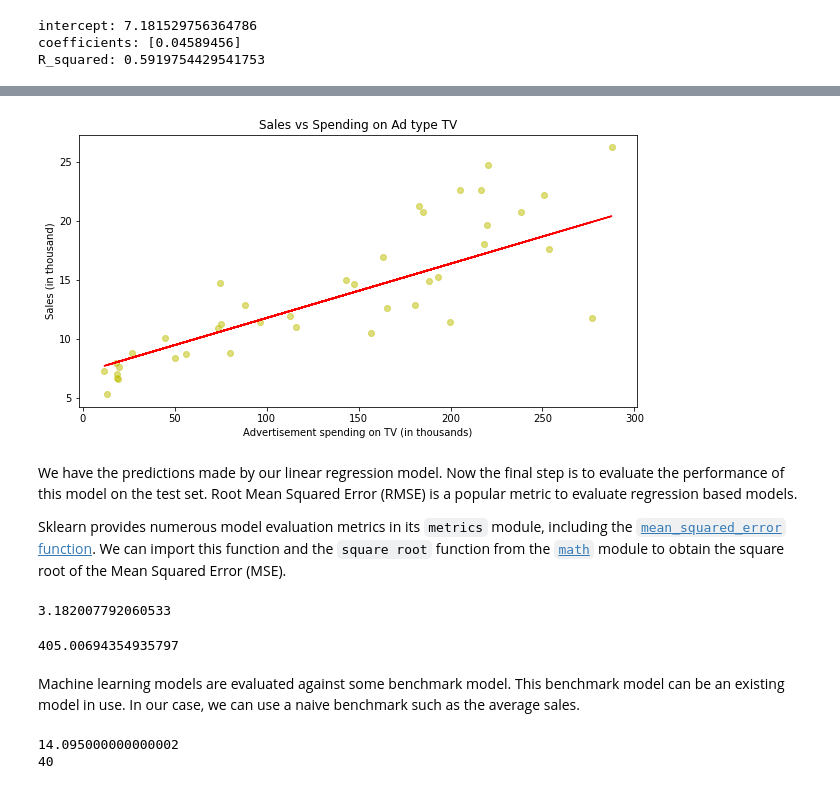
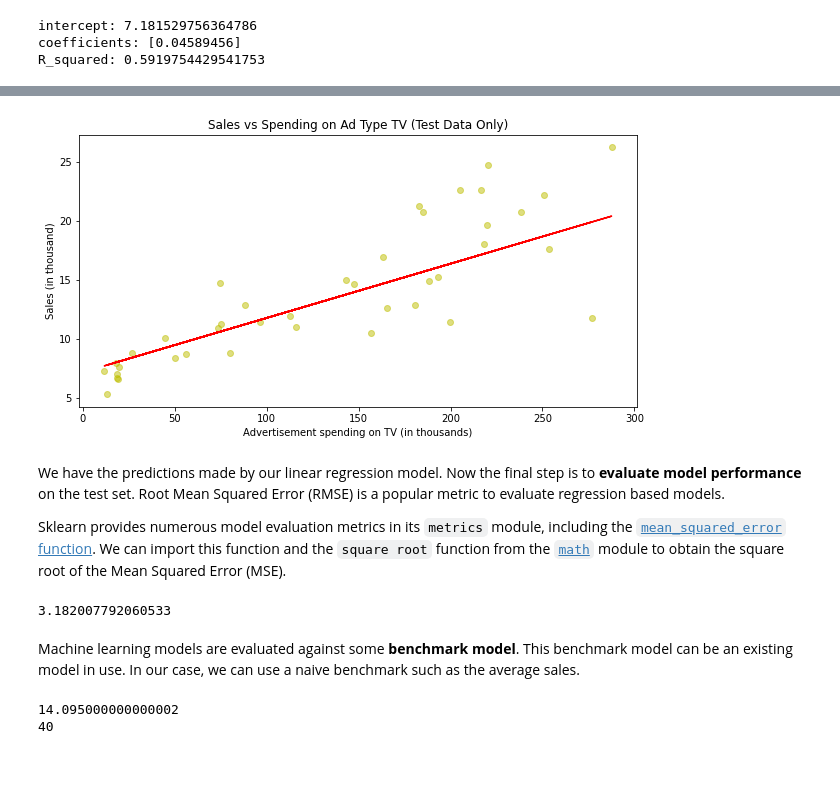
Before and after one commit to tdmdal/sklearn-workshop, a Jupyter notebook: docs/intro-to-sklearn.ipynb, the cells around one changed output, grey strips where cells are left out. Cells and saved outputs as stored; diff of their text form; code cells hidden in the pictures.

Commit message:
sklearn notebook finalized

```diff
--- a/docs/intro-to-sklearn.ipynb
+++ b/docs/intro-to-sklearn.ipynb
@@ -171,17 +180,17 @@ The next step is to use this model to obtain model prediction. Sklearn provides
 # %%
 ypred_tv = lr.predict( Xtest_tv.values.reshape(-1,1) )
 # %%
-fig, axes = plt.subplots(figsize=(10, 5))
+fig, ax = plt.subplots(figsize=(10, 5))
 plt.scatter(Xtest_tv, ytest_tv, c='y', alpha=0.5)
 plt.plot(Xtest_tv, ypred_tv, c='red')
 plt.xlabel('Advertisement spending on TV (in thousands)')
 plt.ylabel('Sales (in thousand)' )
-plt.title('Sales vs Spending on Ad type TV')
+plt.title('Sales vs Spending on Ad Type TV (Test Data Only)')
 plt.show()
 # %% [output]
-[figure, old version]
+[figure, new version]
 # %% [markdown]
-We have the predictions made by our linear regression model. Now the final step is to evaluate the performance of this model on the test set. Root Mean Squared Error (RMSE) is a popular metric to evaluate regression based models.
+We have the predictions made by our linear regression model. Now the final step is to __evaluate model performance__ on the test set. Root Mean Squared Error (RMSE) is a popular metric to evaluate regression based models.
 
 Sklearn provides numerous model evaluation metrics in its `metrics` module, including the [`mean_squared_error` function](https://scikit-learn.org/stable/modules/generated/sklearn.metrics.mean_squared_error.html). We can import this function and the `square root` function from the [`math`](https://docs.python.org/3/library/math.html#module-math) module to obtain the square root of the Mean Squared Error (MSE).
 # %%
@@ -193,13 +202,8 @@ rmse_tv = sqrt(mse_tv)
 print(rmse_tv)
 # %% [output]
 3.182007792060533
-# %%
-rss_tv = ((ytest_tv- ypred_tv)**2).sum()
-rss_tv
-# %% [output]
-405.00694354935797
 # %% [markdown]
-Machine learning models are evaluated against some benchmark model. This benchmark model can be an existing model in use. In our case, we can use a naive benchmark such as the average sales.
+Machine learning models are evaluated against some __benchmark model__. This benchmark model can be an existing model in use. In our case, we can use a naive benchmark such as the average sales.
 # %%
 yavg_tv = ytrain_tv.mean()
 print(yavg_tv)
```
Also changed, not shown: parts of 22 cells of this notebook, 2 other files.
